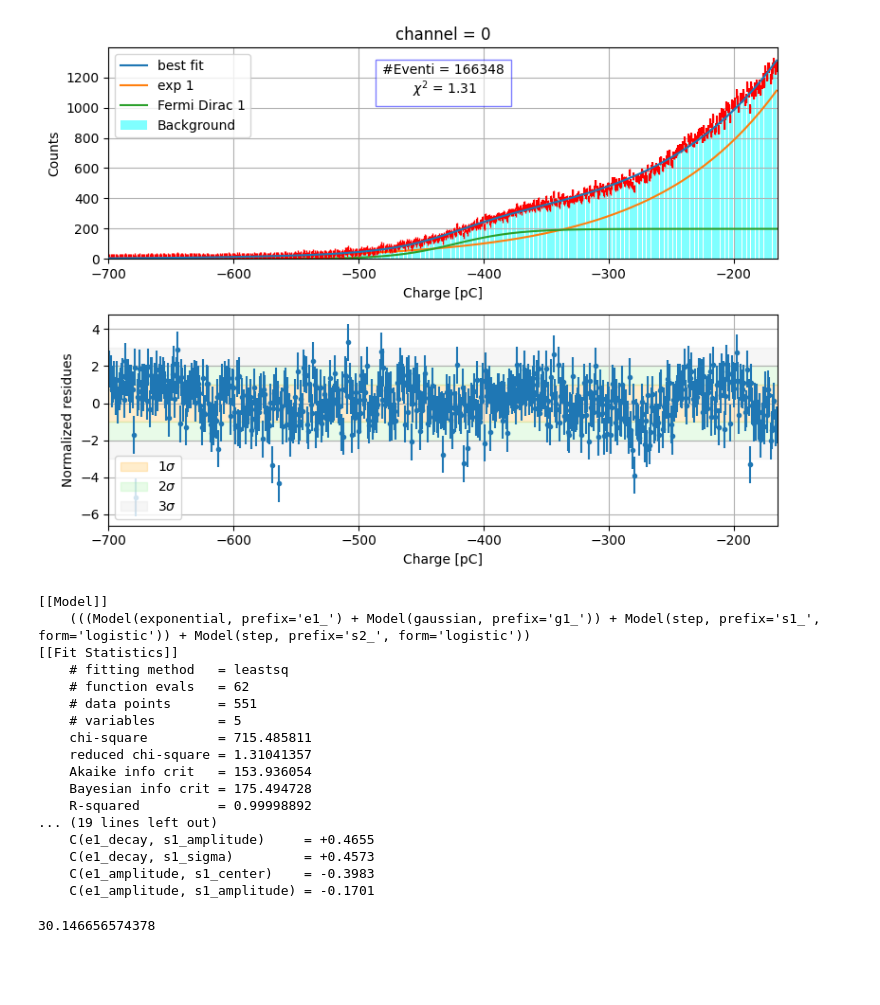
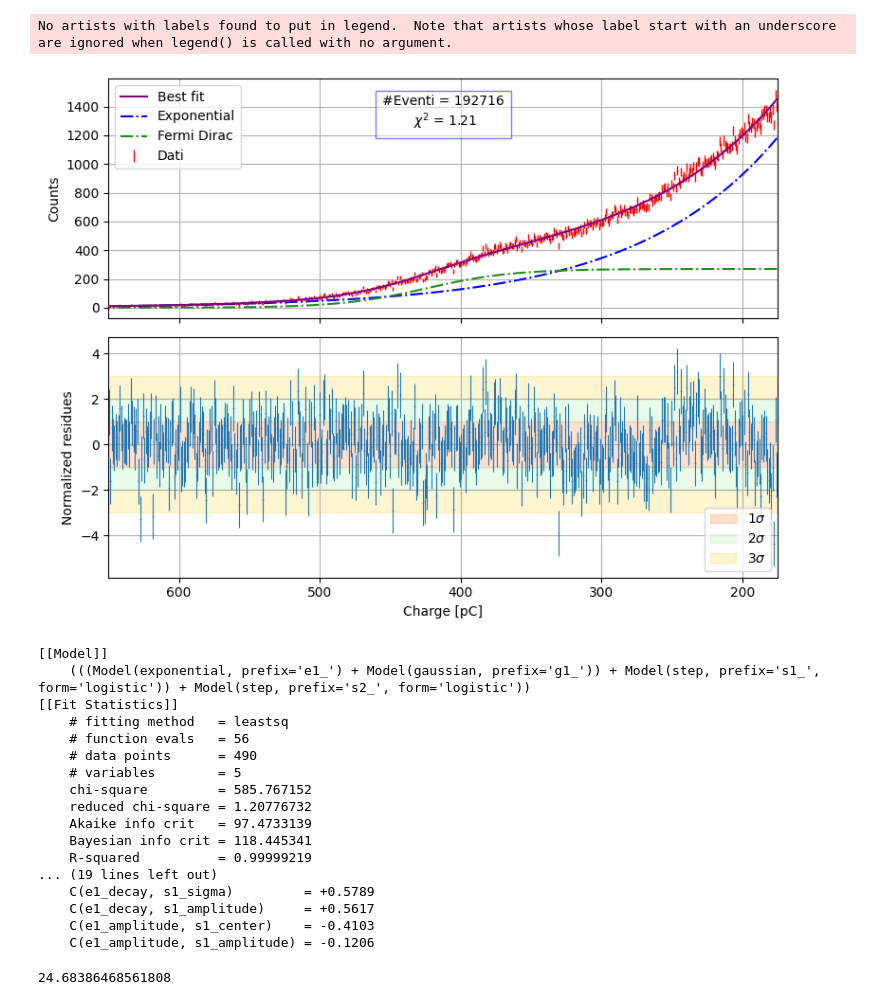
Before and after one commit to 0-DvD-0/Sfera, a Jupyter notebook: Jupyter/Fit_rumori_all.ipynb, the cells around one changed output. Drawn from its saved outputs; the diff is of its cells as text; code cells hidden in the pictures; blank space fills up the shorter version.

```diff
--- a/Jupyter/Fit_rumori_all.ipynb
+++ b/Jupyter/Fit_rumori_all.ipynb
@@ -25,7 +25,7 @@ def rebin(data, factor):
 # %%
 edge_N, bin_N = load_histo("../Dati/All_noise_5M.dat")
 
-channel = 0
+channel = 2
 
 if(channel == 12 or channel == 13):
     exit()
@@ -108,81 +108,83 @@ model = exp1 + gauss1 + sigmoid1 + sigmoid2
 result = model.fit(bin_N, params, x = centers_N, weights = 1 / err_N, nan_policy='omit')
 
 
-fig, (ax1, ax2) = plt.subplots(2, 1, figsize=(8, 6))
-ax1.set_title(f'{channel = }')
+fig, (ax1, ax2) = plt.subplots(2, 1, figsize=(8, 6), sharex = True)
+#ax1.set_title(f'{channel = }')
 
 
 
-_ = ax1.bar(centers_N, bin_N, color = "cyan", alpha = 0.5, label = "Background")
-ax1.set_xlabel('Charge [pC]')
+#_ = ax1.bar(centers_N, bin_N, color = "cyan", alpha = 0.5, label = "Background")
+#ax1.set_xlabel('Charge [pC]')
 ax1.set_ylabel('Counts')
 ax1.legend()
-ax1.errorbar(centers_N, bin_N, err_N, color = "red", fmt='|')
+ax1.errorbar(-centers_N[::-1], bin_N[::-1], err_N[::-1], color = "red", fmt='|', label = "Dati", linewidth = 1,
+             markersize = 0.5,)
 
 
 comps = result.eval_components()                        #Plotto il best fit + le componenti
-ax1.plot(centers_N, result.best_fit, label='best fit', zorder = 10)
-ax1.plot(centers_N, comps['e1_'], label='exp 1')
-ax1.plot(centers_N, comps['s1_'], label='Fermi Dirac 1')
+ax1.plot(-centers_N[::-1], result.best_fit[::-1], label='Best fit', zorder = 10, color = "purple")#, color = "#17BEBB")
+ax1.plot(-centers_N[::-1], comps['e1_'][::-1], label='Exponential', ls = "-.", color = "blue")
+ax1.plot(-centers_N[::-1], comps['s1_'][::-1], label='Fermi Dirac', ls = "-.", color = "forestgreen")
 
 
 ax1.legend()
 ax1.grid()
-ax1.set_xlim(lim_N)
+ax1.set_xlim(-np.array(lim_N))
 
-ax1.text(np.mean(lim_N), bin_N.max(), f'#Eventi = {int(bin_N.sum())}\n $\chi^2$ = {result.redchi:.3}',
+ax1.text(-np.mean(lim_N), bin_N.max(), f'#Eventi = {int(bin_N.sum())}\n $\chi^2$ = {result.redchi:.3}',
          fontsize=10, color='black', ha = "center", va = "top",
          bbox=dict(facecolor='white', alpha=0.5, edgecolor='blue', boxstyle='square,pad=0.5'))
 
 
 residueN = bin_N - result.best_fit
 norm_resN = residueN / err_N
 
-ax2.errorbar(centers_N, norm_resN, 1, ls = "", marker = ".")
+ax2.errorbar(-centers_N[::-1], norm_resN[::-1], 1, ls = "", marker = ".", linewidth = 0.8, markersize = 0.5)
 ax2.grid()
 
 ax2.set_xlabel('Charge [pC]')
 ax2.set_ylabel('Normalized residues')
 
 xlim = ax2.get_xlim()
 
-ax2.fill_between(xlim, [-1, -1], [1, 1], color = "orange", alpha = 0.2, label = r'$1\sigma$')
+ax2.fill_between(xlim, [-1, -1], [1, 1], color = "#FF6700", alpha = 0.2, label = r'$1\sigma$')
 ax2.fill_between(xlim, [-2, -2], [-1, -1], color = "lightgreen", alpha = 0.2, label = r'$2\sigma$')
 ax2.fill_between(xlim, [1, 1], [2, 2], color = "lightgreen", alpha = 0.2)
-ax2.fill_between(xlim, [2, 2], [3, 3], color = "lightgray", alpha = 0.2, label = r'$3\sigma$')
-ax2.fill_between(xlim, [-3, -3], [-2, -2], color = "lightgray", alpha = 0.2)
+ax2.fill_between(xlim, [2, 2], [3, 3], color = "#F7CB15", alpha = 0.2, label = r'$3\sigma$')
+ax2.fill_between(xlim, [-3, -3], [-2, -2], color = "#F7CB15", alpha = 0.2)
 
 ax2.legend()
-ax2.set_xlim(lim_N)
+#ax2.set_xlim(lim_N)
 fig.tight_layout()
 plt.show()
 
 # Print fit statistics and parameter values
 print(result.fit_report())
 # %% [output]
+No artists with labels found to put in legend.  Note that artists whose label start with an underscore are ignored when legend() is called with no argument.
-[figure, old version]
+[figure, new version]
-[[Model]]
-    (((Model(exponential, prefix='e1_') + Model(gaussian, prefix='g1_')) + Model(step, prefix='s1_', form='logistic')) + Model(step, prefix='s2_', form='logistic'))
-[[Fit Statistics]]
-    # fitting method   = leastsq
-    # function evals   = 62
-    # data points      = 551
-    # variables        = 5
-    chi-square         = 715.485811
-    reduced chi-square = 1.31041357
-    Akaike info crit   = 153.936054
-    Bayesian info crit = 175.494728
-    R-squared          = 0.99998892
-... (19 lines left out)
-    C(e1_decay, s1_amplitude)     = +0.4655
-    C(e1_decay, s1_sigma)         = +0.4573
-    C(e1_amplitude, s1_center)    = -0.3983
-    C(e1_amplitude, s1_amplitude) = -0.1701
+[[Model]]
+    (((Model(exponential, prefix='e1_') + Model(gaussian, prefix='g1_')) + Model(step, prefix='s1_', form='logistic')) + Model(step, prefix='s2_', form='logistic'))
+[[Fit Statistics]]
+    # fitting method   = leastsq
+    # function evals   = 56
+    # data points      = 490
+    # variables        = 5
+    chi-square         = 585.767152
+    reduced chi-square = 1.20776732
+    Akaike info crit   = 97.4733139
+    Bayesian info crit = 118.445341
+    R-squared          = 0.99999219
+... (19 lines left out)
+    C(e1_decay, s1_sigma)         = +0.5789
+    C(e1_decay, s1_amplitude)     = +0.5617
+    C(e1_amplitude, s1_center)    = -0.4103
+    C(e1_amplitude, s1_amplitude) = -0.1206
 # %%
 N_comp_ratio = float(result.params["e1_amplitude"].value / result.params["s1_amplitude"].value)
 print(N_comp_ratio)
 # %% [output]
-30.146656574378
+24.68386468561808
 # %%
 def get_noise_params(X, Y, err, mdl):
     prm = exp1.guess(Y, x = X)
```
Also changed, not shown: parts of 1 cell of this notebook, 1 other file.
